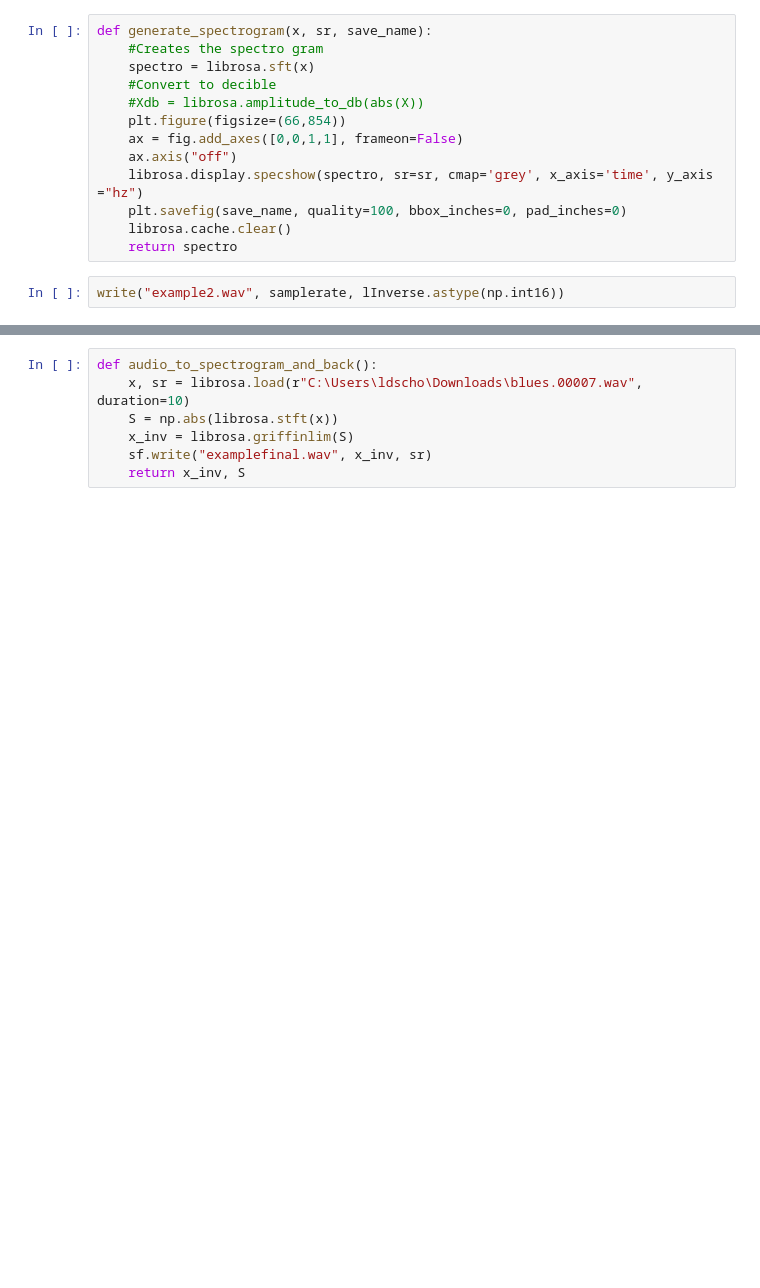
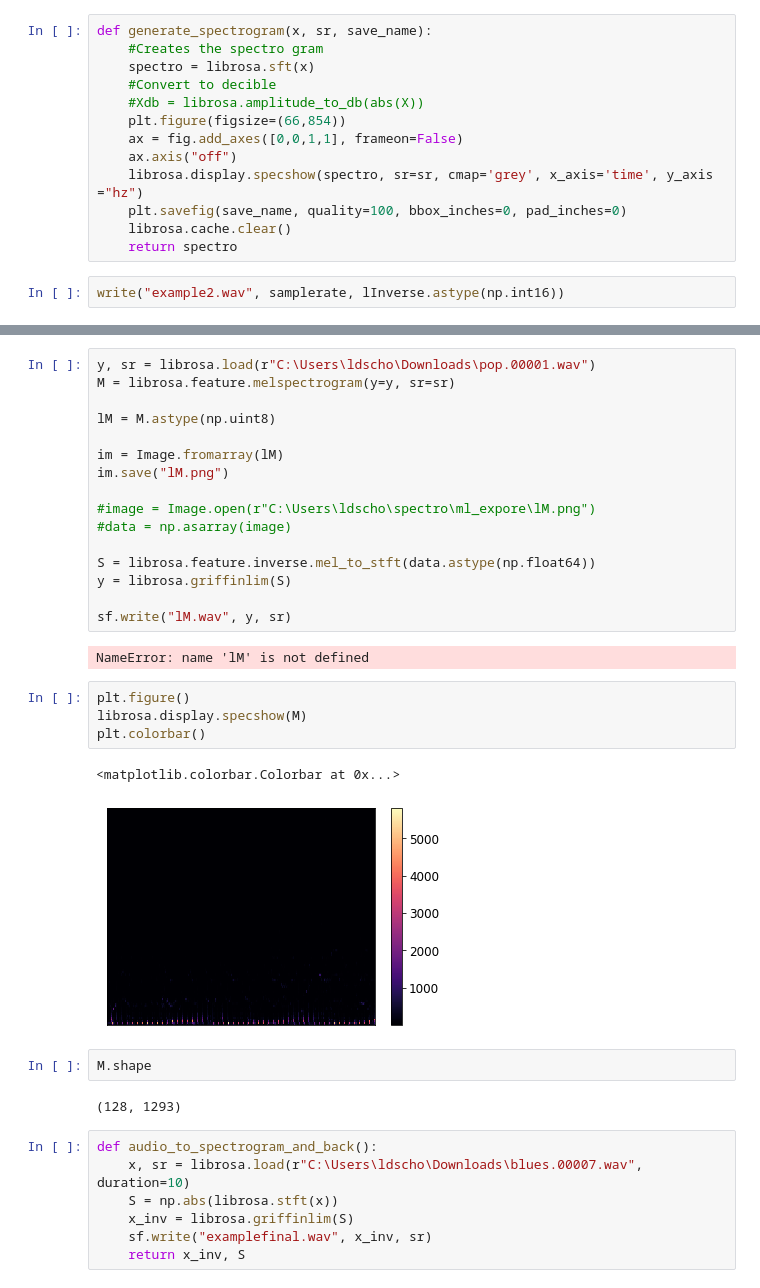
Before and after one commit to zeusgedofdata/ml_expore, a Jupyter notebook: SpectroGanWorking.ipynb, the cells around one changed output, grey strips where cells are left out. Drawn from its saved outputs; the diff is of its cells as text; blank space fills up the shorter version.

```diff
--- a/SpectroGanWorking.ipynb
+++ b/SpectroGanWorking.ipynb
@@ -457,3 +406,32 @@ File "..\..\Envs\real-fast\lib\site-packages\librosa\core\spectrum.py", line 448
+# %%
+y, sr = librosa.load(r"C:\Users\ldscho\Downloads\pop.00001.wav")
+M = librosa.feature.melspectrogram(y=y, sr=sr)
+
+lM = M.astype(np.uint8)
+
+im = Image.fromarray(lM)
+im.save("lM.png")
+
+#image = Image.open(r"C:\Users\ldscho\spectro\ml_expore\lM.png")
+#data = np.asarray(image)
+
+S = librosa.feature.inverse.mel_to_stft(data.astype(np.float64))
+y = librosa.griffinlim(S)
+
+sf.write("lM.wav", y, sr)
+# %% [output]
+NameError: name 'lM' is not defined
+# %%
+plt.figure()
+librosa.display.specshow(M)
+plt.colorbar()
+# %% [output]
+<matplotlib.colorbar.Colorbar at 0x...>
+[figure, added]
+# %%
+M.shape
+# %% [output]
+(128, 1293)
 # %%
 def audio_to_spectrogram_and_back():
     x, sr = librosa.load(r"C:\Users\ldscho\Downloads\blues.00007.wav", duration=10)
```
Also changed, not shown: parts of 26 cells of this notebook.
